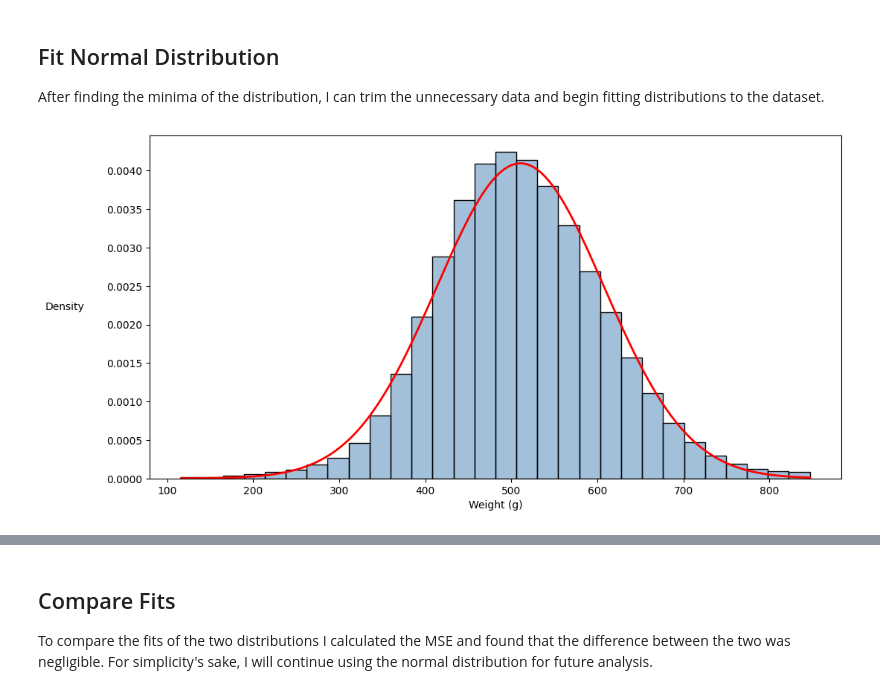
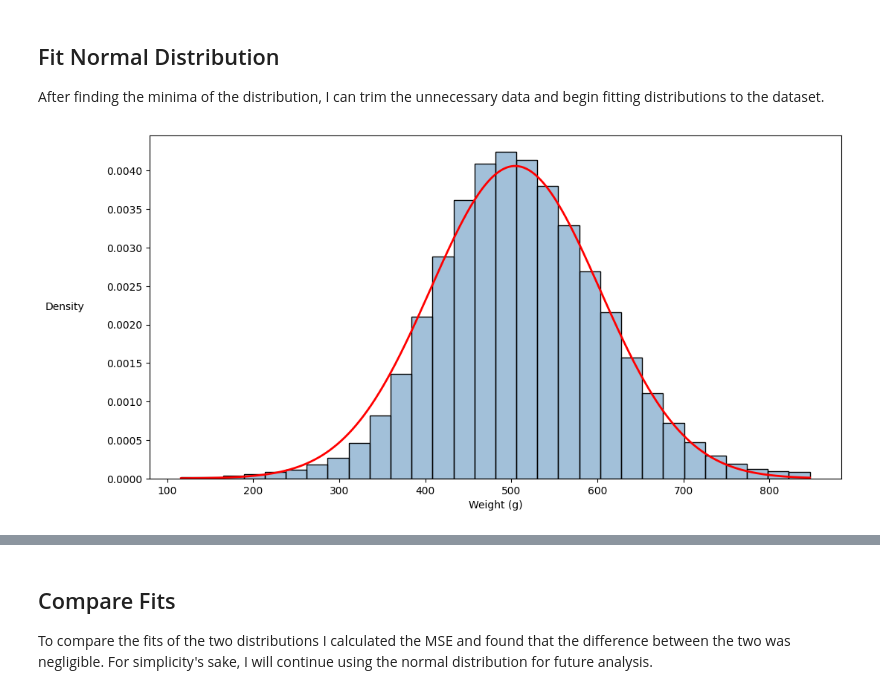
Before and after one commit to laurenjones08/simmons-portioning-tool, a Jupyter notebook: showcase-presentations/showcase_pres_2.ipynb, the cells around one changed output, grey strips where cells are left out. Drawn from its saved outputs; the diff is of its cells as text; code cells hidden in the pictures.

```diff
--- a/showcase-presentations/showcase_pres_2.ipynb
+++ b/showcase-presentations/showcase_pres_2.ipynb
@@ -79,26 +79,31 @@ plt.show()
 ## Fit Normal Distribution
 After finding the minima of the distribution, I can trim the unnecessary data and begin fitting distributions to the dataset.
 # %%
+from numpy import indices
+
 # Trim data between upper and lower bound
 trimmed = x[(x >= left) & (x <= right)]
 
+
+train_data, test_data = np.split(trimmed, 2)
+
 # Fit a normal distribution
-mu, sigma = norm.fit(trimmed)
+mu, sigma = norm.fit(train_data)
 
 # Plot trimmed data + fitted normal curve
 plt.figure(figsize=(12, 6))
 
 # Histogram of trimmed data
 sns.histplot(trimmed, bins=30, stat='density', color='steelblue', alpha=0.5)
 
 # Normal curve
 x_fit = np.linspace(trimmed.min(), trimmed.max(), 500)
 normPDF = norm.pdf(x_fit, mu, sigma)
 plt.plot(x_fit, normPDF, 'r-', linewidth=2, label='Fitted Normal')
 
 # plt.title(f"Fitted Normal: mean = {mu:.3f}, sigma = {sigma:.3f}")
 plt.xlabel("Weight (g)")
 plt.ylabel("Density", rotation=0, labelpad=40, va='center')
 plt.show()
 # %% [output]
-[figure, old version]
+[figure, new version]
```
Also changed, not shown: parts of 15 cells of this notebook.
